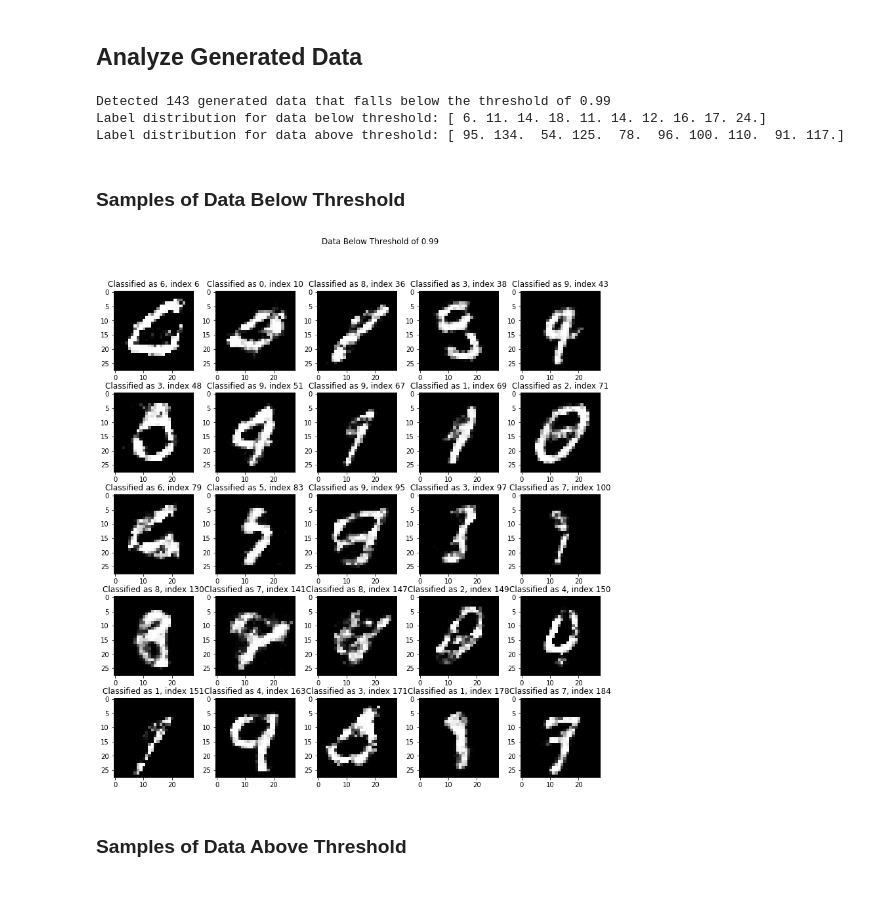
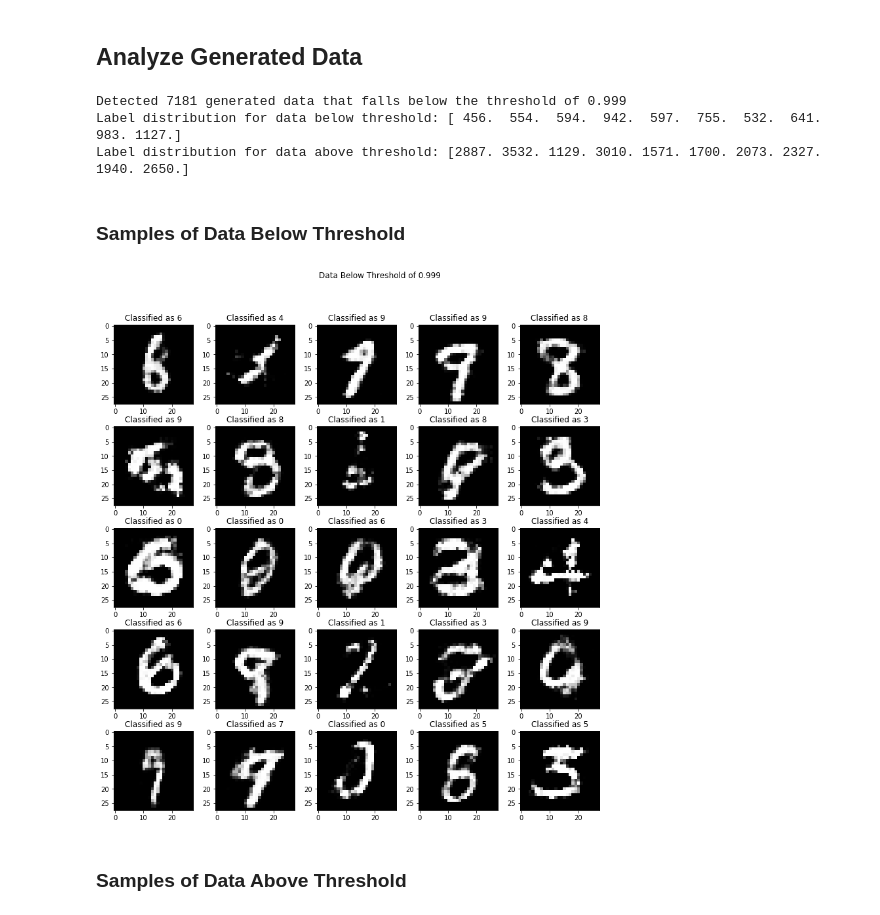
Before and after one commit to chandraseta/gan-on-structured-data, a Jupyter notebook: gan/notebooks/gan-exploration.ipynb, the cells around one changed output. Cells and saved outputs as stored; diff of their text form; code cells hidden in the pictures.

```diff
--- a/gan/notebooks/gan-exploration.ipynb
+++ b/gan/notebooks/gan-exploration.ipynb
@@ -541,16 +556,16 @@ The model achieves 98.83% on the test set after training with the reduced origin
 # %% [markdown]
 ## Analyze Generated Data
 # %%
-(gen_imgs, labels) = load_gen_data(file_name='v2')
+(gen_imgs, labels) = load_gen_data(file_name='v1')
 
 labels_clone = labels
-threshold = 0.99
+threshold = 0.999
 labels_clone = np.where(labels > threshold, 1, 0)
 
 # Number of MNIST class
 n_class = 10
 
-failed_indices = []
+below_threshold_indices = []
 below_threshold_count = 0
 for i in range (len(labels_clone)):
     all_zero = True
@@ -561,43 +576,46 @@ for i in range (len(labels_clone)):
             break
     if all_zero:
         below_threshold_count += 1
-        failed_indices.append(i)
+        below_threshold_indices.append(i)
 
 print('Detected {} generated data that falls below the threshold of {}'.format(below_threshold_count, threshold))
 
 failed_counts = np.zeros(10)
-for index in failed_indices:
+for index in below_threshold_indices:
     failed_counts[np.argmax(labels[index])] += 1
 
 print('Label distribution for data below threshold: {}'.format(failed_counts))
 
+above_threshold_indices = []
 success_counts = np.zeros(10)
-for label in labels:
-    success_counts[np.argmax(label)] += 1
+for idx, label in enumerate(labels):
+    if idx not in below_threshold_indices:
+        success_counts[np.argmax(label)] += 1
+        above_threshold_indices.append(idx)
 
 print('Label distribution for data above threshold: {}'.format(success_counts))
 # %% [output]
-Detected 143 generated data that falls below the threshold of 0.99
-Label distribution for data below threshold: [ 6. 11. 14. 18. 11. 14. 12. 16. 17. 24.]
-Label distribution for data above threshold: [ 95. 134.  54. 125.  78.  96. 100. 110.  91. 117.]
+Detected 7181 generated data that falls below the threshold of 0.999
+Label distribution for data below threshold: [ 456.  554.  594.  942.  597.  755.  532.  641.  983. 1127.]
+Label distribution for data above threshold: [2887. 3532. 1129. 3010. 1571. 1700. 2073. 2327. 1940. 2650.]
 # %% [markdown]
 ### Samples of Data Below Threshold
 # %%
 figure, ax = plt.subplots(5,5, figsize=(12, 12))
 figure.suptitle('Data Below Threshold of {}'.format(threshold))
 figure.tight_layout(pad=0.3, rect=[0,0,0.9,0.9])
 
-it = 0
+used_indices = []
 for x, y in [(i, j) for i in range(5) for j in range(5)]:
-    if it >= len(failed_indices):
-        break
-    index = failed_indices[it]
-    it += 1
+    index = random.choice(below_threshold_indices)
+    while index in used_indices:
+        index = random.choice(below_threshold_indices)
+    used_indices.append(index)
     # Check if the randomized index has been used this time
     ax[x, y].imshow(gen_imgs[index].reshape((28,28)), cmap='gray')
-    ax[x, y].set_title('Classified as {}, index {}'.format(np.argmax(labels[index]), index))
+    ax[x, y].set_title('Classified as {}'.format(np.argmax(labels[index])))
 # %% [output]
-[figure, old version]
+[figure, new version]
 # %% [markdown]
 ### Samples of Data Above Threshold
 # %%
```
Also changed, not shown: parts of 11 cells of this notebook, 1 other file.
